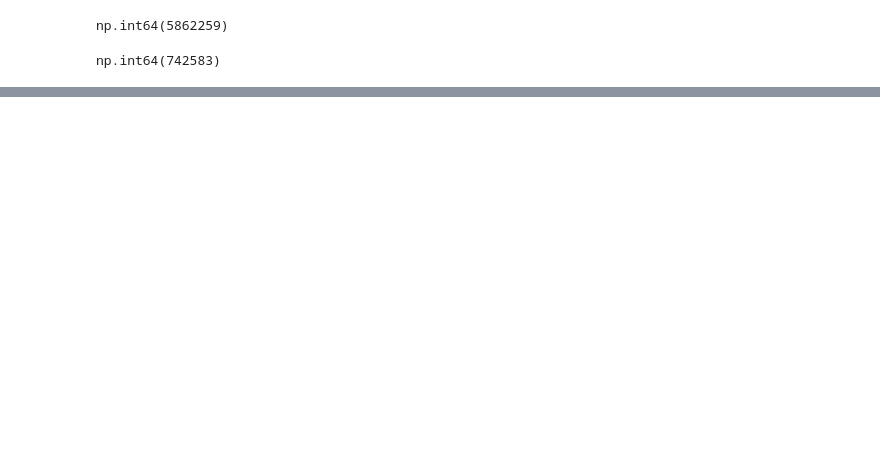
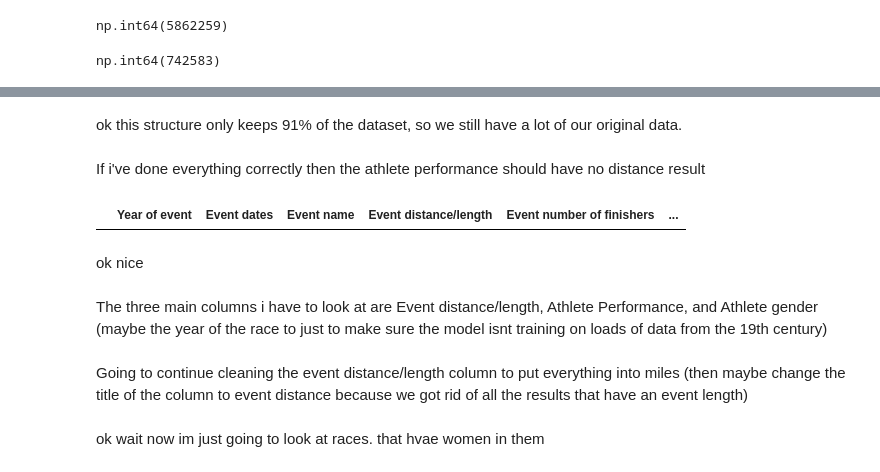
Before and after one commit to kendall-lucas25/women_endurance, a Jupyter notebook: DTSC_220_Final.ipynb, the cells around one changed output, grey strips where cells are left out. Drawn from its saved outputs; the diff is of its cells as text; code cells hidden in the pictures; blank space fills up the shorter version.

```diff
--- a/DTSC_220_Final.ipynb
+++ b/DTSC_220_Final.ipynb
@@ -306,0 +341,16 @@ memory usage: 760.1+ MB
+# %% [markdown]
+ok this structure only keeps 91% of the dataset, so we still have a lot of our original data.
+# %% [markdown]
+If i've done everything correctly then the athlete performance should have no distance result
+# %%
+df[df['Athlete performance'].str.contains('km') | df['Athlete performance'].str.contains('mi')]
+# %% [output]
+|  | Year of event | Event dates | Event name | Event distance/length | Event number of finishers | ... |
+# %% [markdown]
+ok nice
+# %% [markdown]
+The three main columns i have to look at are Event distance/length, Athlete Performance, and Athlete gender (maybe the year of the race to just to make sure the model isnt training on loads of data from the 19th century)
+# %% [markdown]
+Going to continue cleaning the event distance/length column to put everything into miles (then maybe change the title of the column to event distance because we got rid of all the results that have an event length)
+# %% [markdown]
+ok wait now im just going to look at races. that hvae women in them
```
Also changed, not shown: parts of 11 cells of this notebook.
